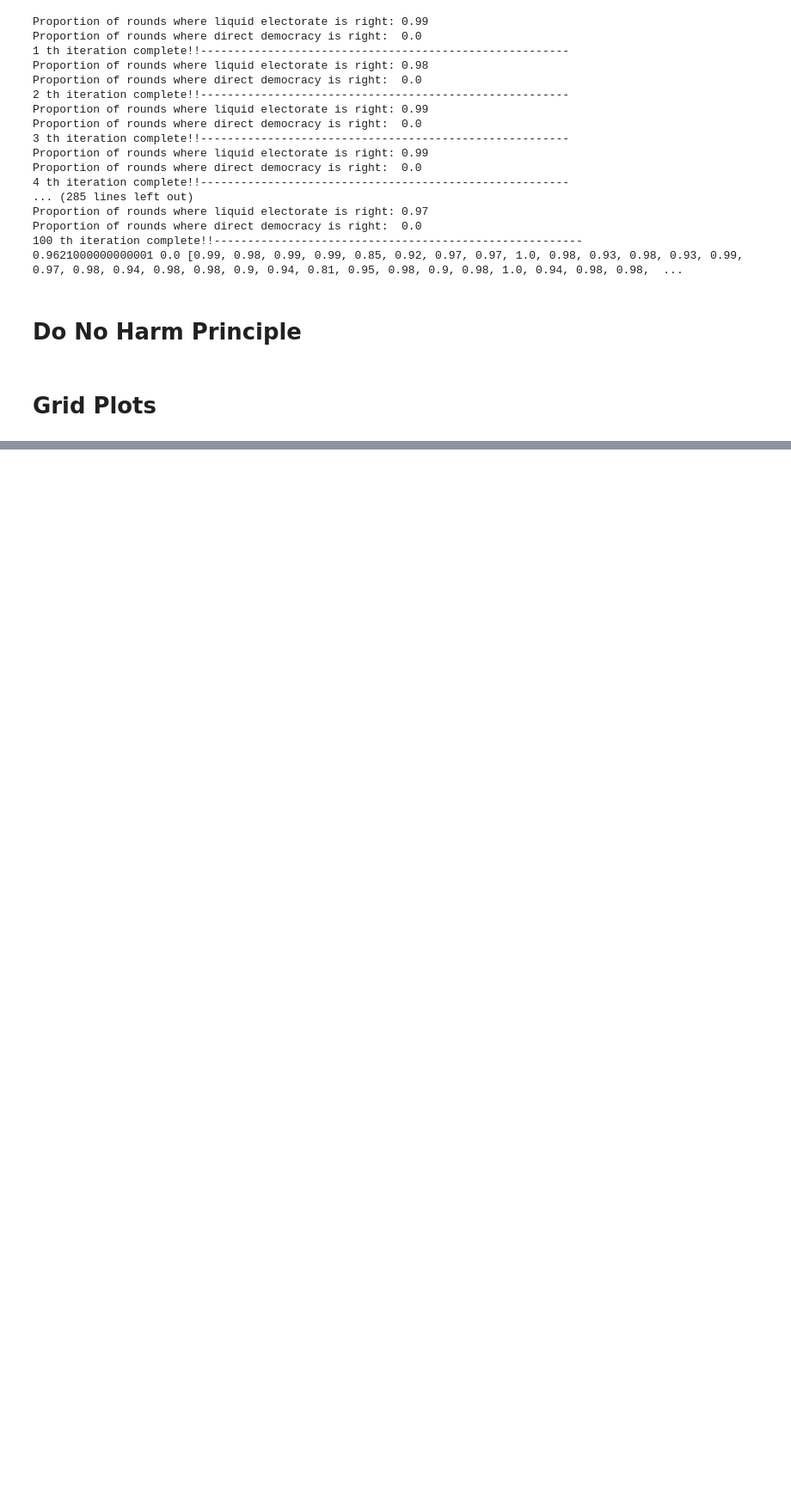
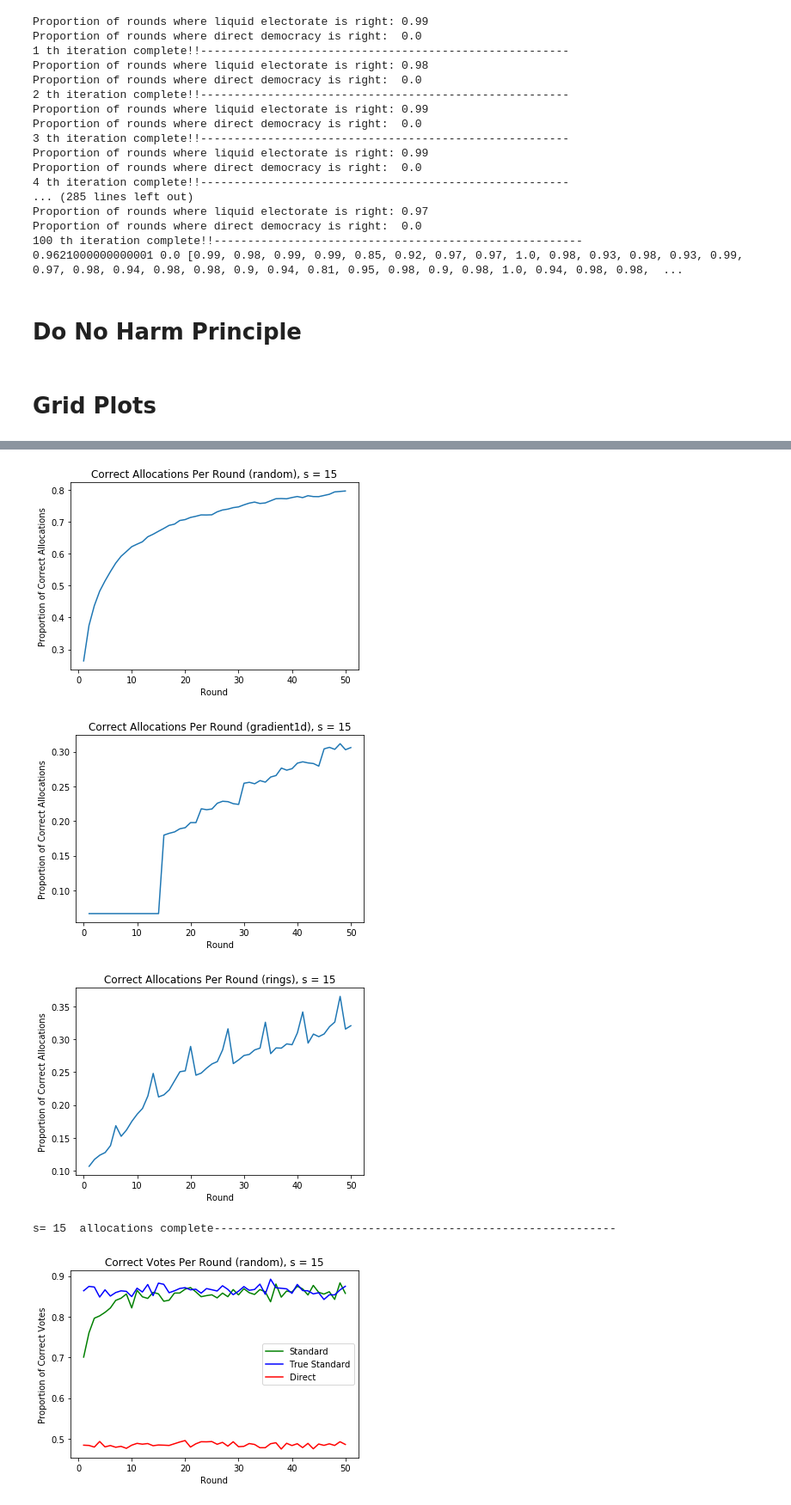
Before and after one commit to romil797/CS238, a Jupyter notebook: liquidmodel.ipynb, the cells around one changed output, grey strips where cells are left out. Shown at 86% size. Drawn from its saved outputs; the diff is of its cells as text; code cells hidden in the pictures; blank space fills up the shorter version.

```diff
--- a/liquidmodel.ipynb
+++ b/liquidmodel.ipynb
@@ -1467,0 +1494,25 @@ plot_vote_performance_gridgraphs(10, "rings", tests=2)
+# %%
+# ALL PLOTS!
+t = 4
+for s in [15]:
+    plot_allocation_performance_gridgraphs(s, "random", tests=t)
+    #plot_allocation_performance_gridgraphs(s, 0.5, tests=t)
+    plot_allocation_performance_gridgraphs(s, "gradient1d", tests=t)
+    #plot_allocation_performance_gridgraphs(s, "gradient2d", tests=t)
+    plot_allocation_performance_gridgraphs(s, "rings", tests=t)
+
+    print("s=", s, " allocations complete------------------------------------------------------------")
+
+    plot_vote_performance_gridgraphs(s, "random", tests=t)
+    #plot_vote_performance_gridgraphs(s, 0.5, tests=t)
+    plot_vote_performance_gridgraphs(s, "gradient1d", tests=t)
+    #plot_vote_performance_gridgraphs(s, "gradient2d", tests=t)
+    plot_vote_performance_gridgraphs(s, "rings", tests=t)
+
+    print("s=", s, " DONE!!!------------------------------------------------------------")
+# %% [output]
+[figure, added]
+[figure, added]
+[figure, added]
+s= 15  allocations complete------------------------------------------------------------
+[figure, added]
```
Also changed, not shown: parts of 8 cells of this notebook.
